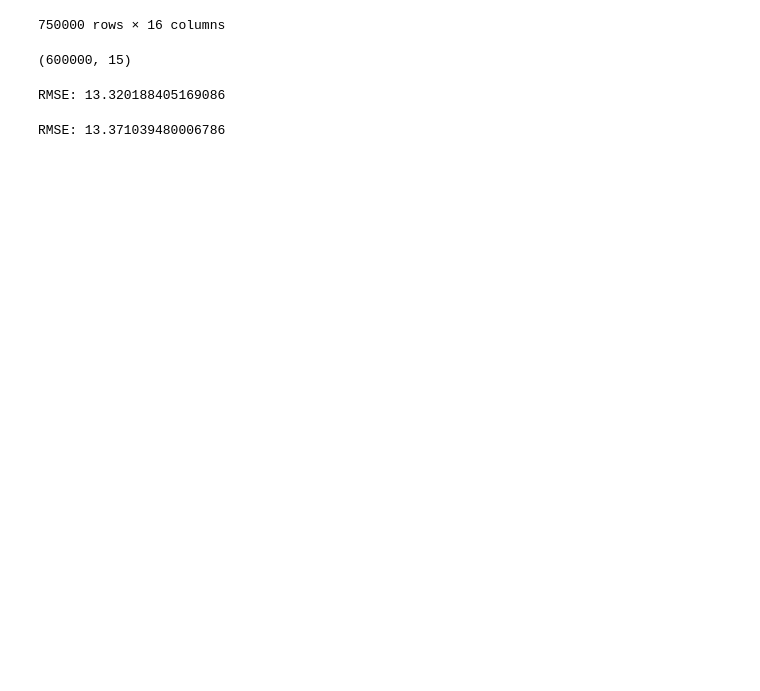
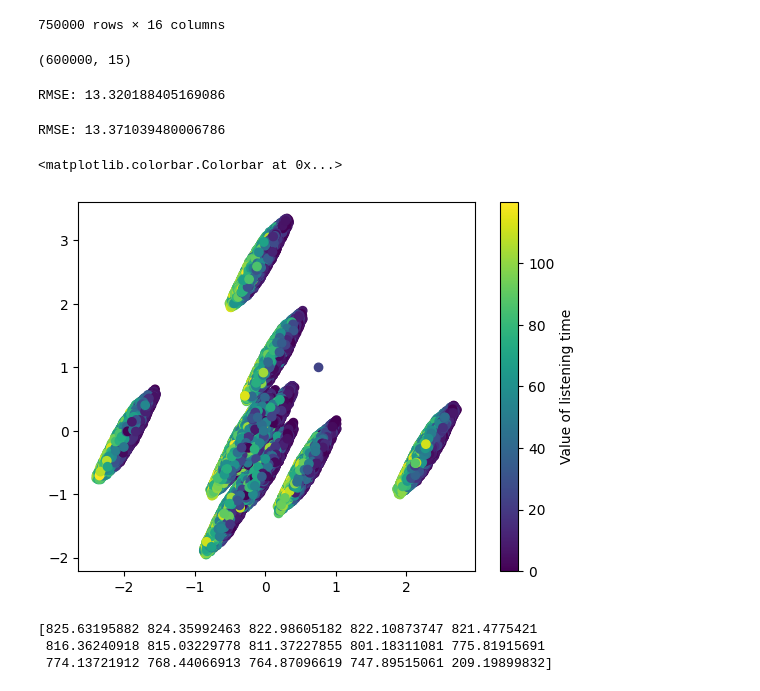
Before and after one commit to rohan843/kaggle-notebooks, a Jupyter notebook: podcast-time-prediction.ipynb, the cells around one changed output. Cells and saved outputs as stored; diff of their text form; code cells hidden in the pictures; blank space fills up the shorter version.

Commit message:
Kaggle Notebook | Podcast Time Prediction | Version 6

```diff
--- a/podcast-time-prediction.ipynb
+++ b/podcast-time-prediction.ipynb
@@ -361,3 +361,18 @@ y_pred = model.predict(X_train)
 print("RMSE:", root_mean_squared_error(y_pred, y_train))
 # %% [output]
 RMSE: 13.371039480006786
+# %%
+pca = PCA(n_components=15)
+X_pca = pca.fit_transform(X_train)
+# %%
+plt.scatter(X_pca[:,3], X_pca[:,5], c = y_train, cmap='viridis')
+plt.colorbar(label='Value of listening time')
+# %% [output]
+<matplotlib.colorbar.Colorbar at 0x...>
+[figure, added]
+# %%
+print(pca.singular_values_)
+# %% [output]
+[825.63195882 824.35992463 822.98605182 822.10873747 821.4775421
+ 816.36240918 815.03229778 811.37227855 801.18311081 775.81915691
+ 774.13721912 768.44066913 764.87096619 747.89515061 209.19899832]
```
Also changed, not shown: parts of 1 cell of this notebook.
